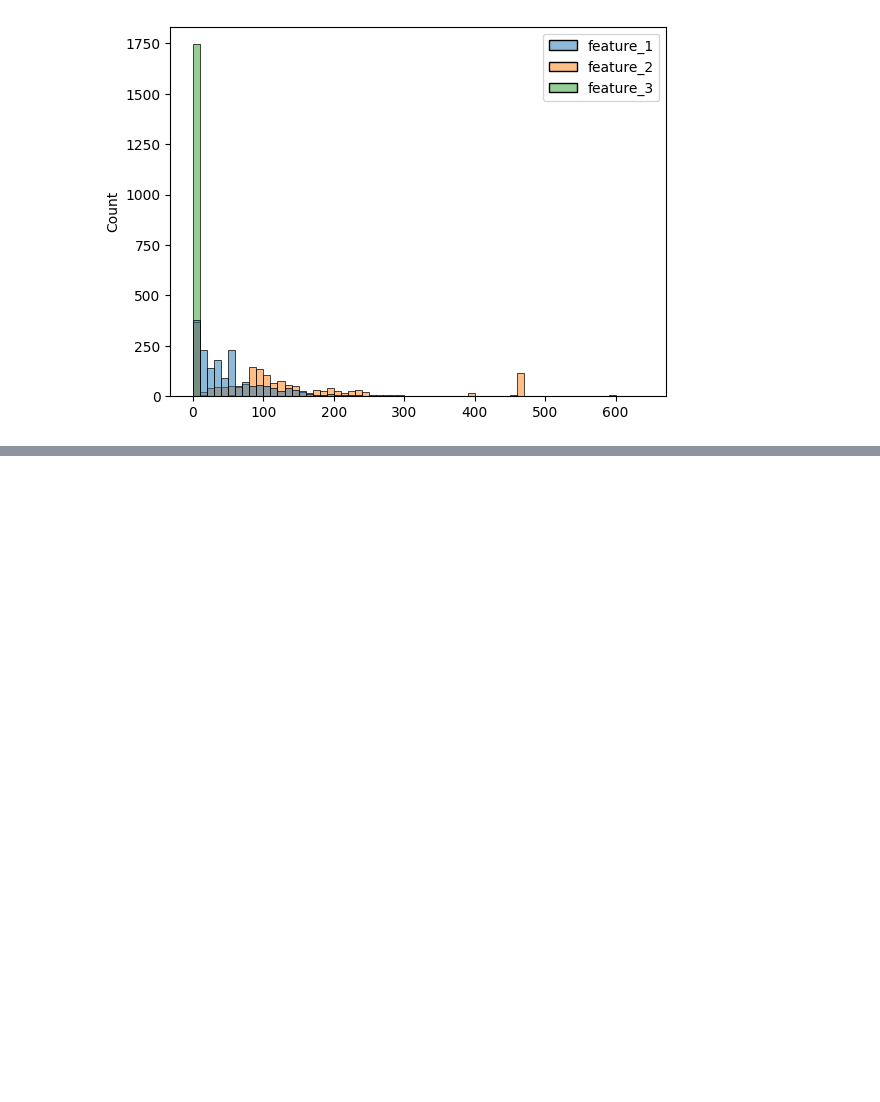
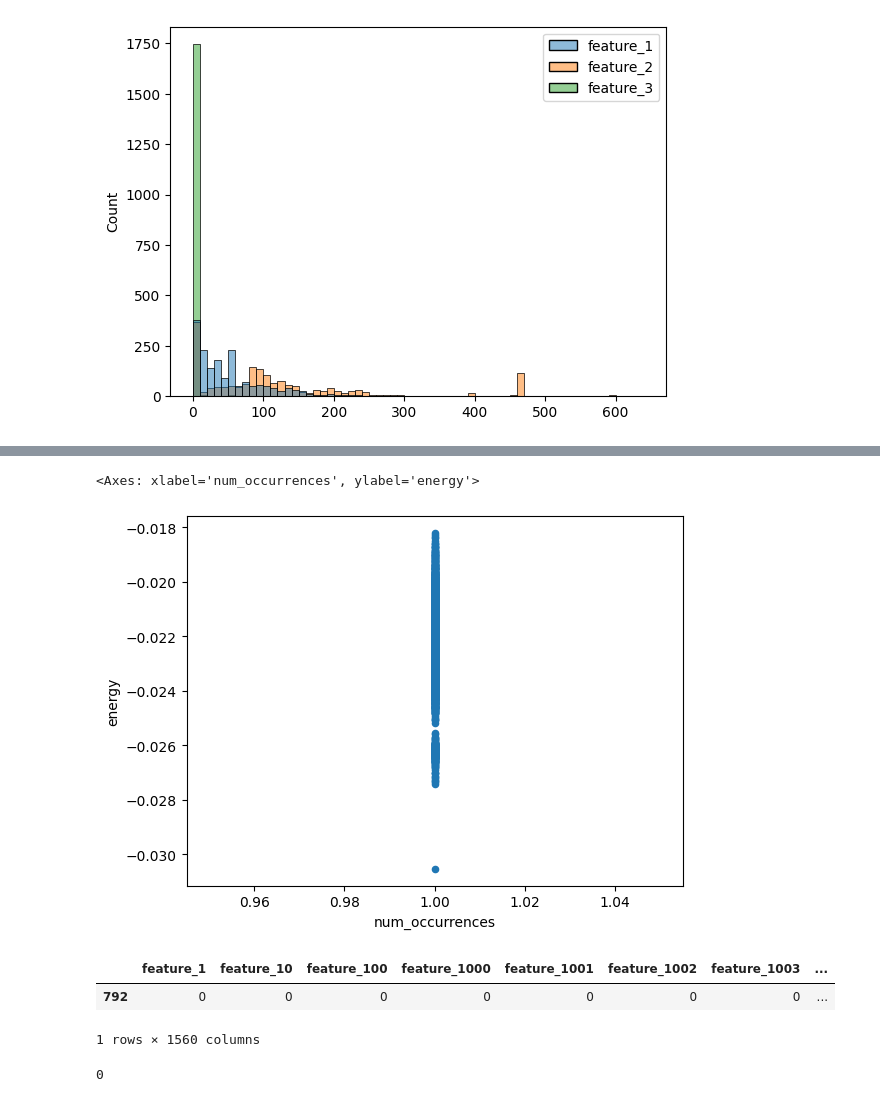
Before and after one commit to daavidstein/ising, a Jupyter notebook: annealing.ipynb, the cells around one changed output, grey strips where cells are left out. Drawn from its saved outputs; the diff is of its cells as text; code cells hidden in the pictures; blank space fills up the shorter version.

Commit message:
annealing notebook

```diff
--- a/annealing.ipynb
+++ b/annealing.ipynb
@@ -118,7 +120,27 @@ save_path = "./data"
 if not os.path.exists(save_path):
     os.makedirs(save_path,exist_ok=True)
 
-with open(os.path.join(save_path, "miy_unique_redund.json"),"w") as f:
-    json.dump({"mi_y": mi_y, "unique_info": unique_info_lines,"redundancy": redundancy_lines},f)
+file_path = os.path.join(save_path, "miy_unique_redund.json")
+if os.path.exists(file_path):
+    with open(file_path,"r") as f:
+        miy_unique_redund = json.load(f)
+else:
+    miy_unique_redund = {"mi_y": mi_y, "unique_info": unique_info_lines,"redundancy": redundancy_lines}
+    with open(os.path.join(save_path, "miy_unique_redund.json"),"w") as f:
+        json.dump(miy_unique_redund,f)
 # %%
 #TODO build a few different BQMS
+from dimod import BinaryQuadraticModel as BQM, BINARY
+
+from tqdm import tqdm
+bqm = BQM(BINARY)
+for feature, mi_score in tqdm(miy_unique_redund["mi_y"].items()):
+    #negative because high mi score is good
+    bqm.add_linear(v=feature,bias=-mi_score)
+
+for dct in tqdm(miy_unique_redund["redundancy"]):
+    (feature1,feature2) = dct["features"]
+    bqm.add_interaction(feature1,feature2,dct["redundancy"])
+
+norm_scale = bqm.normalize()
+norm_scale
@@ -124,0 +153,7 @@ with open(os.path.join(save_path, "miy_unique_redund.json"),"w") as f:
+# %%
+import neal
+def run_sim(bqm,num_reads=1):
+    sampler = neal.SimulatedAnnealingSampler()
+    sampleset = sampler.sample(bqm,num_reads=num_reads,seed=SEED)
+    sampleset_df = sampleset.aggregate().to_pandas_dataframe()
+    return sampleset_df
@@ -124,0 +167,2 @@ with open(os.path.join(save_path, "miy_unique_redund.json"),"w") as f:
+# %%
+sampleset_df_4000 = run_sim(bqm,num_reads=4000)
@@ -124,0 +189,5 @@ with open(os.path.join(save_path, "miy_unique_redund.json"),"w") as f:
+# %%
+sampleset_df_4000.plot.scatter("num_occurrences","energy")
+# %% [output]
+<Axes: xlabel='num_occurrences', ylabel='energy'>
+[figure, added]
@@ -124,0 +197,10 @@ with open(os.path.join(save_path, "miy_unique_redund.json"),"w") as f:
+# %%
+sampleset_df_4000[sampleset_df_4000.energy == sampleset_df_4000.energy.min()]
+# %% [output]
+|  | feature_1 | feature_10 | feature_100 | feature_1000 | feature_1001 | feature_1002 | feature_1003 | ... |
+| 792 | 0 | 0 | 0 | 0 | 0 | 0 | 0 | ... |
+1 rows × 1560 columns
+# %%
+sampleset_df_5000.ilocsampleset_df_5000.energy.idxmin()
+# %% [output]
+0
```
Also changed, not shown: parts of 12 cells of this notebook.
